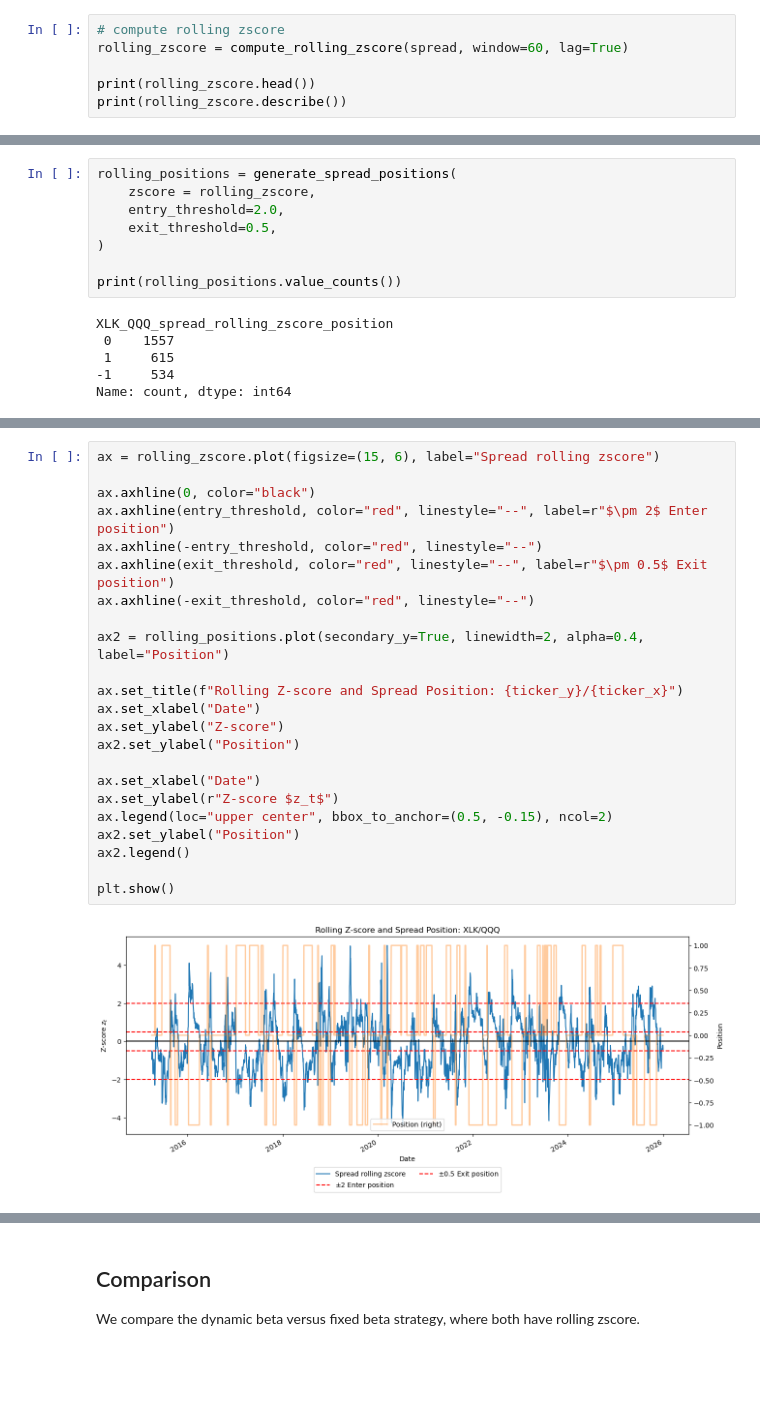
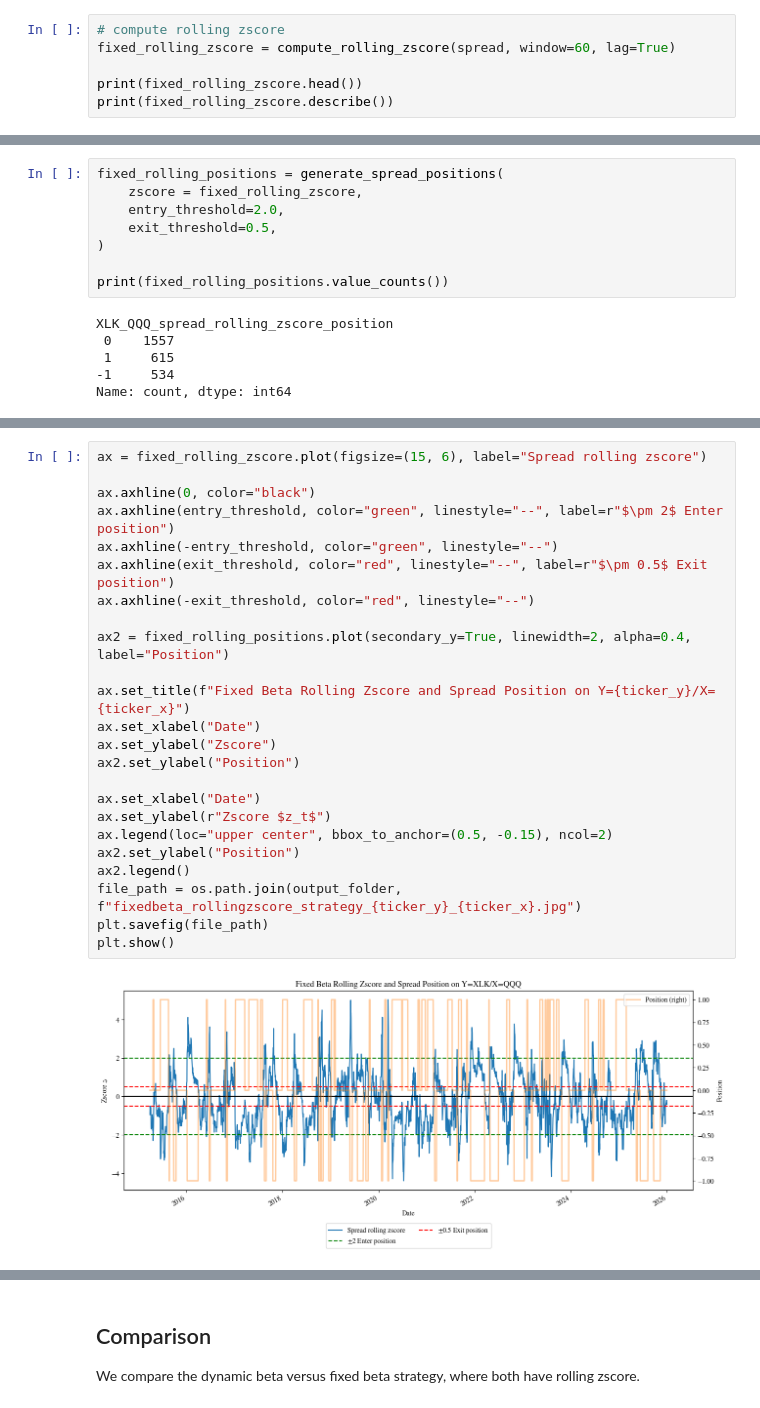
Before and after one commit to jamienordio/pairs-trading-backtest, a Jupyter notebook: notebooks/02_single_pair_strategy.ipynb, the cells around one changed output, grey strips where cells are left out. Drawn from its saved outputs; the diff is of its cells as text; blank space fills up the shorter version.

```diff
--- a/notebooks/02_single_pair_strategy.ipynb
+++ b/notebooks/02_single_pair_strategy.ipynb
@@ -531,10 +545,10 @@ $$ z_t = \frac{S_t - \bar{S}_w}{\sigma_w} $$
 where $w$ denotes the window. We do the same analysis with the rolling zscore, and then compare.
 # %%
 # compute rolling zscore
-rolling_zscore = compute_rolling_zscore(spread, window=60, lag=True)
+fixed_rolling_zscore = compute_rolling_zscore(spread, window=60, lag=True)
 
-print(rolling_zscore.head())
-print(rolling_zscore.describe())
+print(fixed_rolling_zscore.head())
+print(fixed_rolling_zscore.describe())
 # %% [output]
 Date
 2015-03-31   -0.947862
@@ -553,13 +567,13 @@ min        -4.392822
 max         5.030923
 Name: XLK_QQQ_spread_rolling_zscore, dtype: float64
 # %%
-rolling_positions = generate_spread_positions(
-    zscore = rolling_zscore,
+fixed_rolling_positions = generate_spread_positions(
+    zscore = fixed_rolling_zscore,
     entry_threshold=2.0,
     exit_threshold=0.5,
 )
 
-print(rolling_positions.value_counts())
+print(fixed_rolling_positions.value_counts())
 # %% [output]
 XLK_QQQ_spread_rolling_zscore_position
  0    1557
@@ -615,29 +629,30 @@ Number of trades: 62
 Win rate: 0.7580645161290323
 Average holding days: 19.532258064516128
 # %%
-ax = rolling_zscore.plot(figsize=(15, 6), label="Spread rolling zscore")
+ax = fixed_rolling_zscore.plot(figsize=(15, 6), label="Spread rolling zscore")
 
 ax.axhline(0, color="black")
-ax.axhline(entry_threshold, color="red", linestyle="--", label=r"$\pm 2$ Enter position")
-ax.axhline(-entry_threshold, color="red", linestyle="--")
+ax.axhline(entry_threshold, color="green", linestyle="--", label=r"$\pm 2$ Enter position")
+ax.axhline(-entry_threshold, color="green", linestyle="--")
 ax.axhline(exit_threshold, color="red", linestyle="--", label=r"$\pm 0.5$ Exit position")
 ax.axhline(-exit_threshold, color="red", linestyle="--")
 
-ax2 = rolling_positions.plot(secondary_y=True, linewidth=2, alpha=0.4, label="Position")
+ax2 = fixed_rolling_positions.plot(secondary_y=True, linewidth=2, alpha=0.4, label="Position")
 
-ax.set_title(f"Rolling Z-score and Spread Position: {ticker_y}/{ticker_x}")
+ax.set_title(f"Fixed Beta Rolling Zscore and Spread Position on Y={ticker_y}/X={ticker_x}")
 ax.set_xlabel("Date")
-ax.set_ylabel("Z-score")
+ax.set_ylabel("Zscore")
 ax2.set_ylabel("Position")
 
 ax.set_xlabel("Date")
-ax.set_ylabel(r"Z-score $z_t$")
+ax.set_ylabel(r"Zscore $z_t$")
 ax.legend(loc="upper center", bbox_to_anchor=(0.5, -0.15), ncol=2)
 ax2.set_ylabel("Position")
 ax2.legend()
-
+file_path = os.path.join(output_folder, f"fixedbeta_rollingzscore_strategy_{ticker_y}_{ticker_x}.jpg")
+plt.savefig(file_path)
 plt.show()
 # %% [output]
-[figure, old version]
+[figure, new version]
 # %%
 print("Counts")
```
Also changed, not shown: parts of 25 cells of this notebook.
